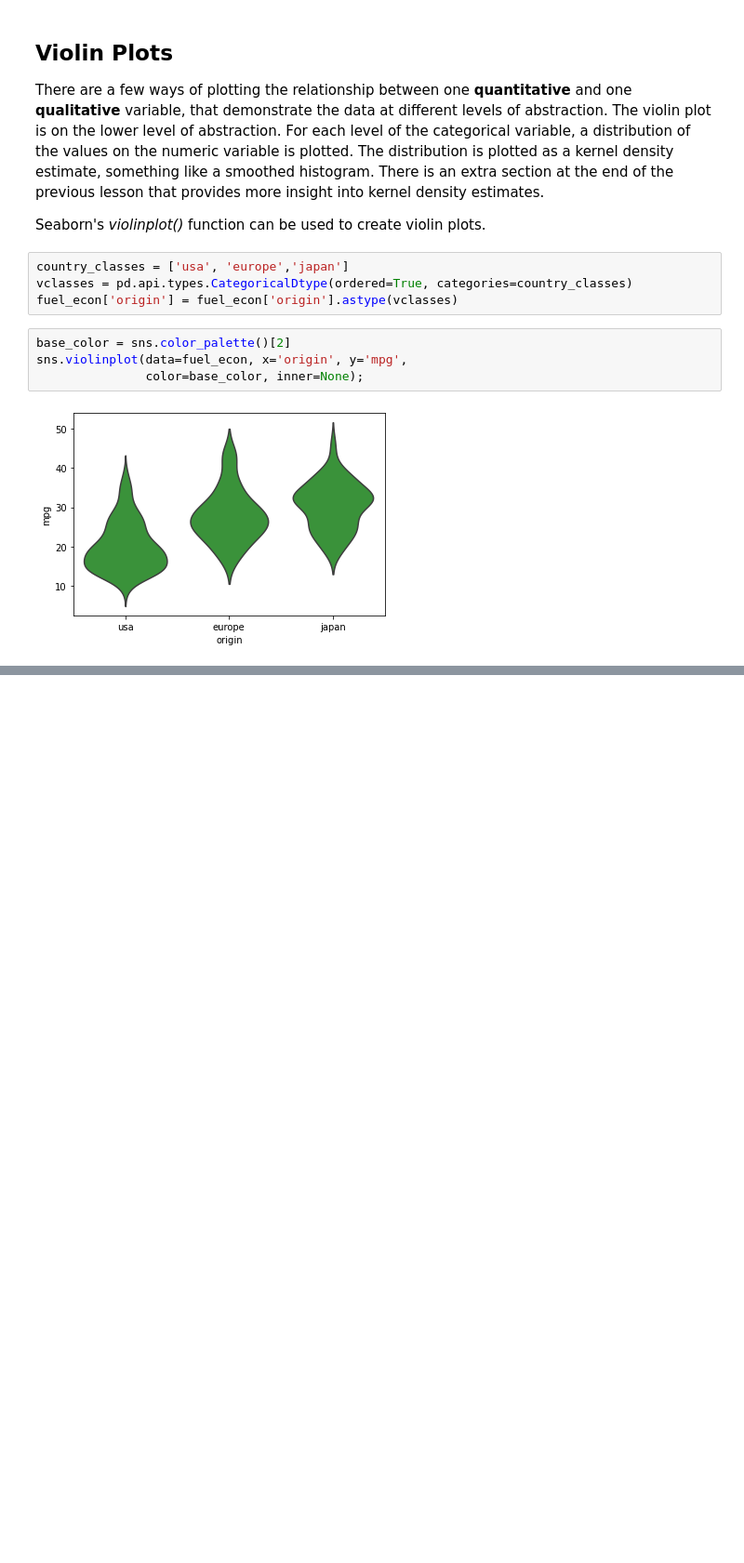
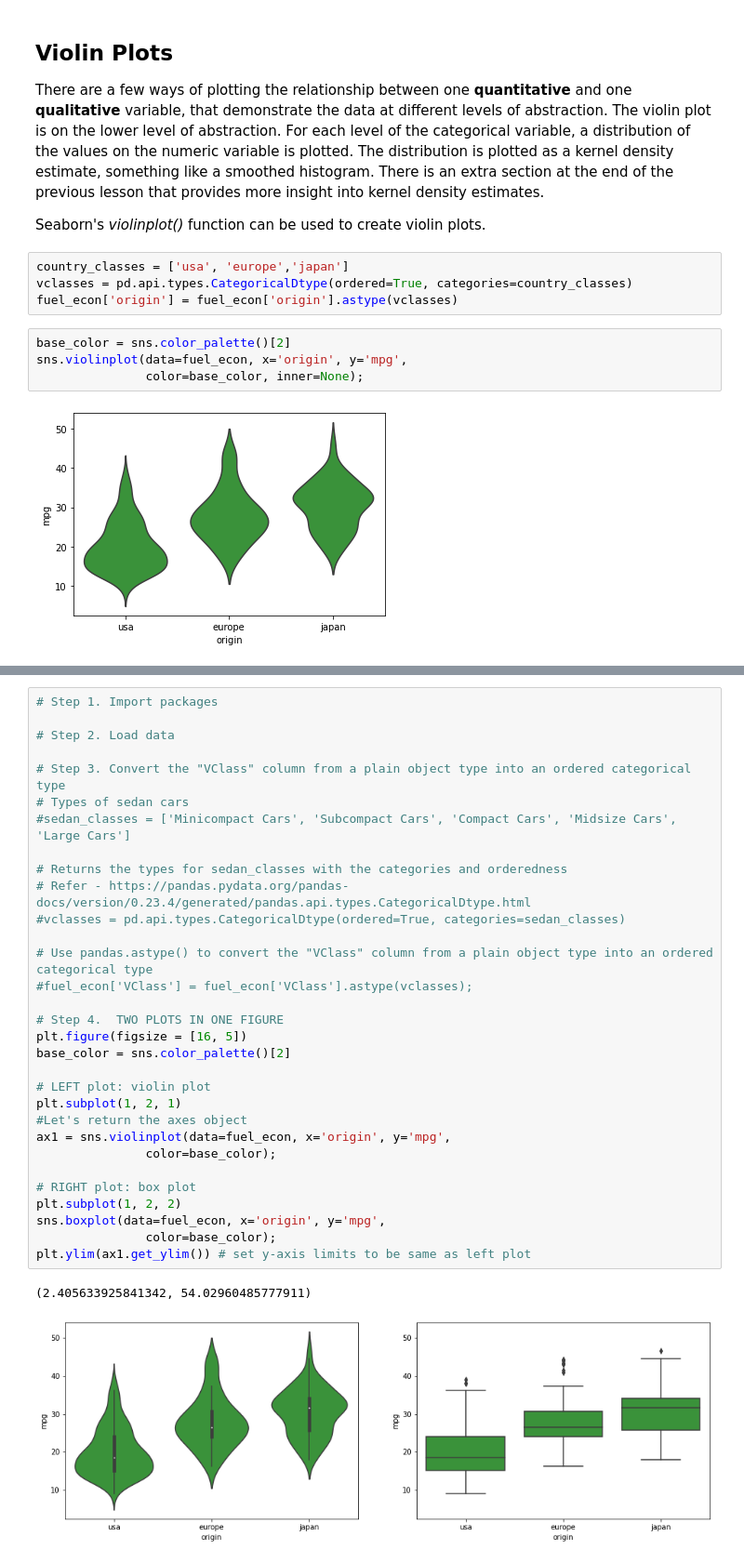
Before and after one commit to Ashes814/Udacity_Notes_Part12_Data_Visualizations, a Jupyter notebook: Lesson04_Bivariate_Exploration_of_Data/P12_L04_Notes.ipynb, the cells around one changed output, grey strips where cells are left out. Shown at 93% size. Cells and saved outputs as stored; diff of their text form; blank space fills up the shorter version.

```diff
--- a/Lesson04_Bivariate_Exploration_of_Data/P12_L04_Notes.ipynb
+++ b/Lesson04_Bivariate_Exploration_of_Data/P12_L04_Notes.ipynb
@@ -166,0 +173,34 @@ sns.violinplot(data=fuel_econ, x='origin', y='mpg',
+# %%
+# Step 1. Import packages
+
+# Step 2. Load data
+
+# Step 3. Convert the "VClass" column from a plain object type into an ordered categorical type
+# Types of sedan cars
+#sedan_classes = ['Minicompact Cars', 'Subcompact Cars', 'Compact Cars', 'Midsize Cars', 'Large Cars']
+
+# Returns the types for sedan_classes with the categories and orderedness
+# Refer - https://pandas.pydata.org/pandas-docs/version/0.23.4/generated/pandas.api.types.CategoricalDtype.html
+#vclasses = pd.api.types.CategoricalDtype(ordered=True, categories=sedan_classes)
+
+# Use pandas.astype() to convert the "VClass" column from a plain object type into an ordered categorical type
+#fuel_econ['VClass'] = fuel_econ['VClass'].astype(vclasses);
+
+# Step 4.  TWO PLOTS IN ONE FIGURE
+plt.figure(figsize = [16, 5])
+base_color = sns.color_palette()[2]
+
+# LEFT plot: violin plot
+plt.subplot(1, 2, 1)
+#Let's return the axes object
+ax1 = sns.violinplot(data=fuel_econ, x='origin', y='mpg',
+               color=base_color);
+
+# RIGHT plot: box plot
+plt.subplot(1, 2, 2)
+sns.boxplot(data=fuel_econ, x='origin', y='mpg',
+               color=base_color);
+plt.ylim(ax1.get_ylim()) # set y-axis limits to be same as left plot
+# %% [output]
+(2.405633925841342, 54.02960485777911)
+[figure, added]
```
Also changed, not shown: parts of 20 cells of this notebook, 1 other file.
